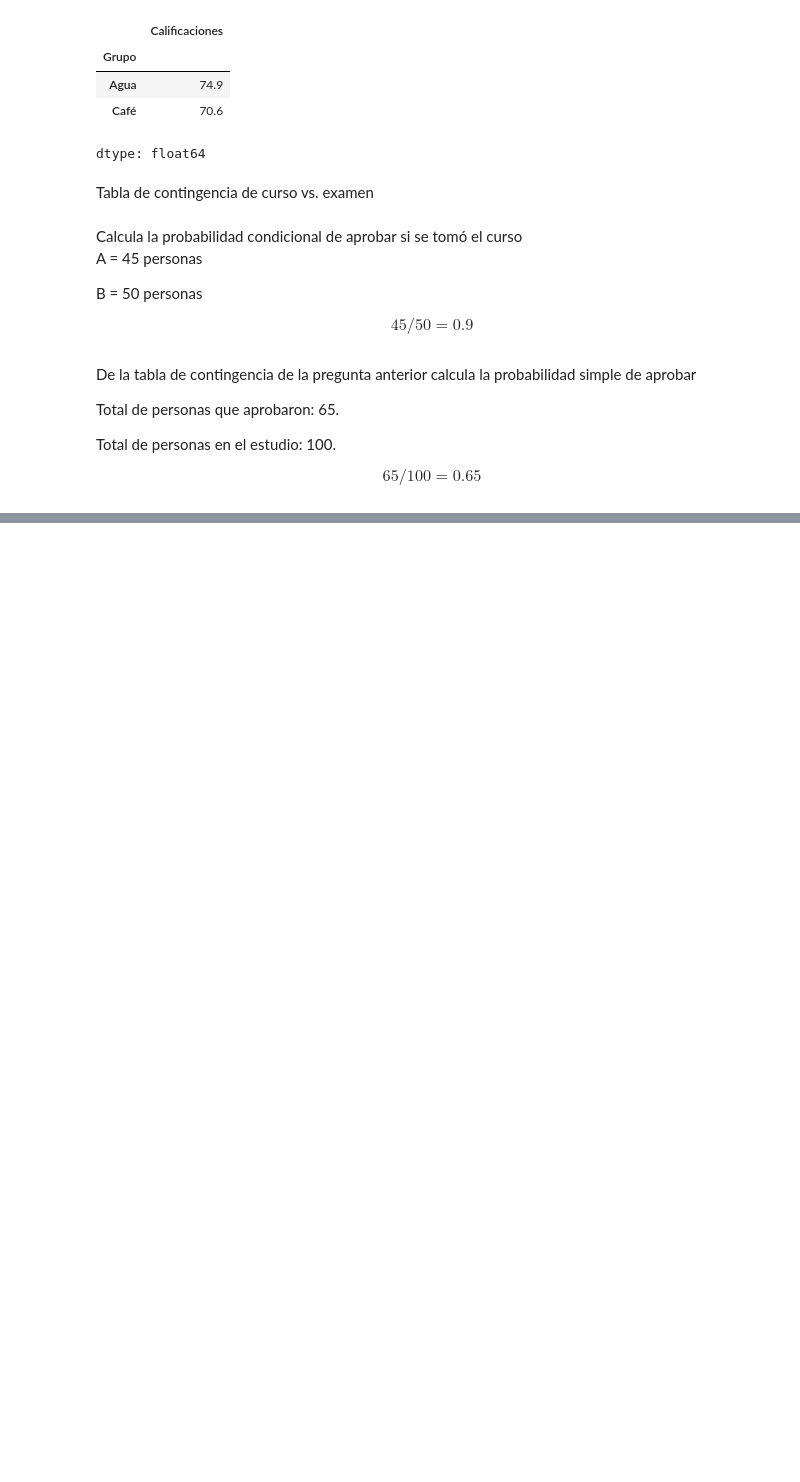
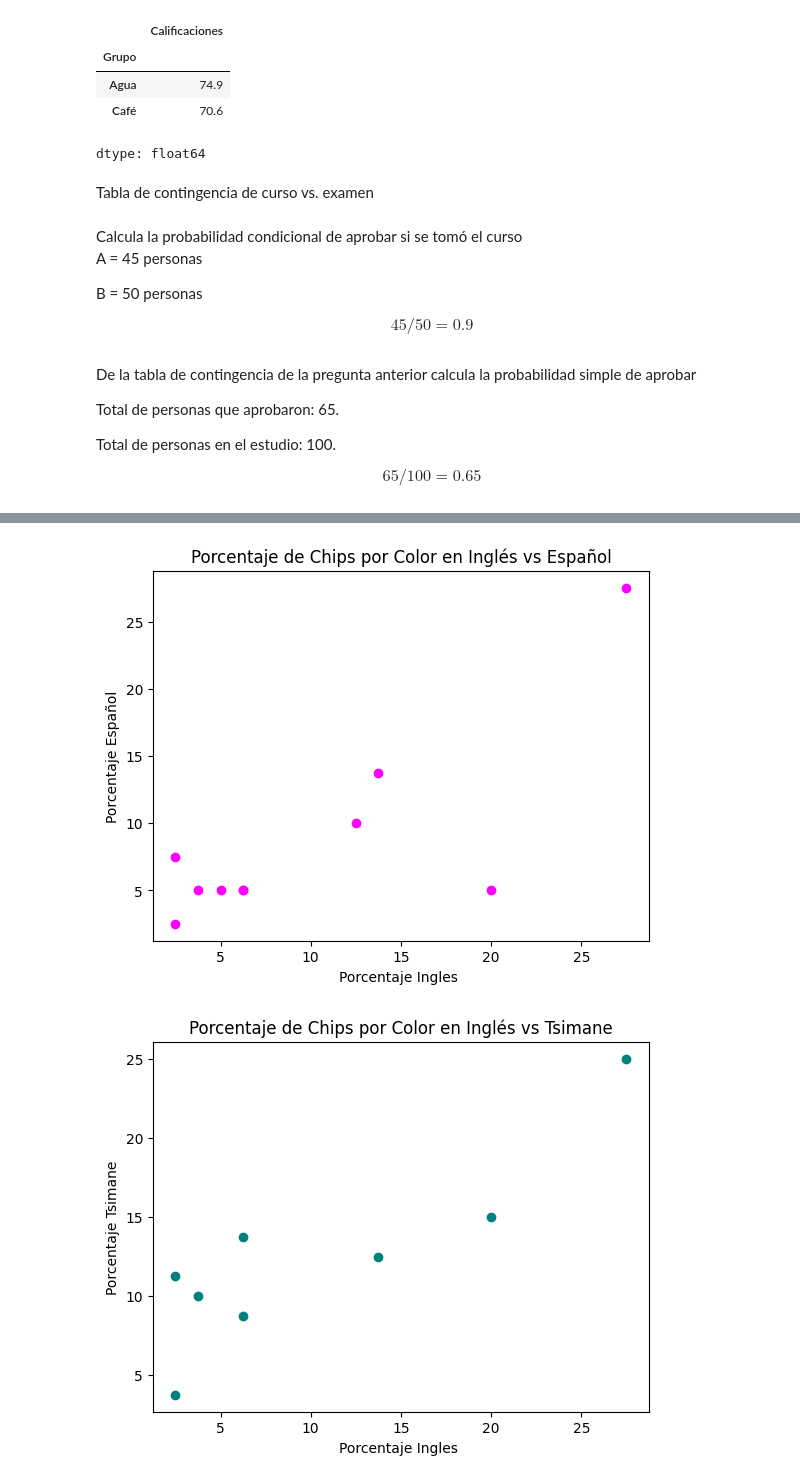
Before and after one commit to brian572xd/ExamenP1, a Jupyter notebook: Untitled1.ipynb, the cells around one changed output, grey strips where cells are left out. Saved outputs shown, nothing was run; the diff lists cells and outputs as text; code cells hidden in the pictures; blank space fills up the shorter version.

```diff
--- a/Untitled1.ipynb
+++ b/Untitled1.ipynb
@@ -156,0 +243,31 @@ $$ 65/100 = 0.65 $$
+# %%
+#Grafico 1
+eng_spa = english_df.merge(spanish_df, on='Color')
+eng_spa.columns = ['Color', 'Porcentaje_ingles', 'Porcentaje_Español']
+plt.scatter(eng_spa['Porcentaje_ingles'], eng_spa['Porcentaje_Español'], color = 'Fuchsia')
+plt.xlabel('Porcentaje Ingles ')
+plt.ylabel('Porcentaje Español')
+plt.title('Porcentaje de Chips por Color en Inglés vs Español')
+plt.show()
+print("\n")
+
+#Grafico 2
+eng_tsi = english_df.merge(tsimane_df, on='Color')
+eng_tsi.columns = ['Color', 'Porcentaje_ingles', 'Porcentaje_Tsimane']
+plt.scatter(eng_tsi['Porcentaje_ingles'], eng_tsi['Porcentaje_Tsimane'], color = 'teal')
+plt.xlabel('Porcentaje Ingles ')
+plt.ylabel('Porcentaje Tsimane')
+plt.title('Porcentaje de Chips por Color en Inglés vs Tsimane')
+plt.show()
+
+#Grafico 3
+spa_tsi = spanish_df.merge(tsimane_df, on='Color')
+spa_tsi.columns = ['Color', 'Porcentaje_Español', 'Porcentaje_Tsimane']
+plt.scatter(spa_tsi['Porcentaje_Español'], spa_tsi['Porcentaje_Tsimane'], color = 'orange')
+plt.xlabel('Porcentaje Español ')
+plt.ylabel('Porcentaje Tsimane')
+plt.title('Porcentaje de Chips por Color en Español vs Tsimane')
+plt.show()
+# %% [output]
+[figure, added]
+[figure, added]
```
Also changed, not shown: parts of 10 cells of this notebook.
